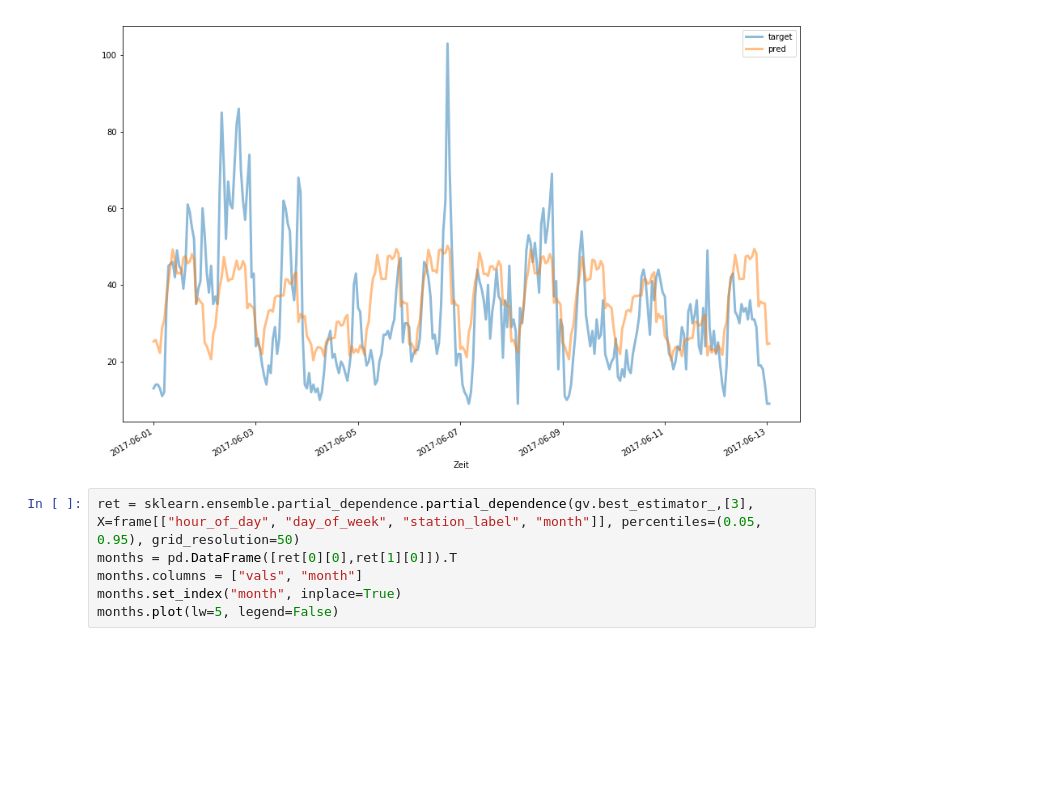
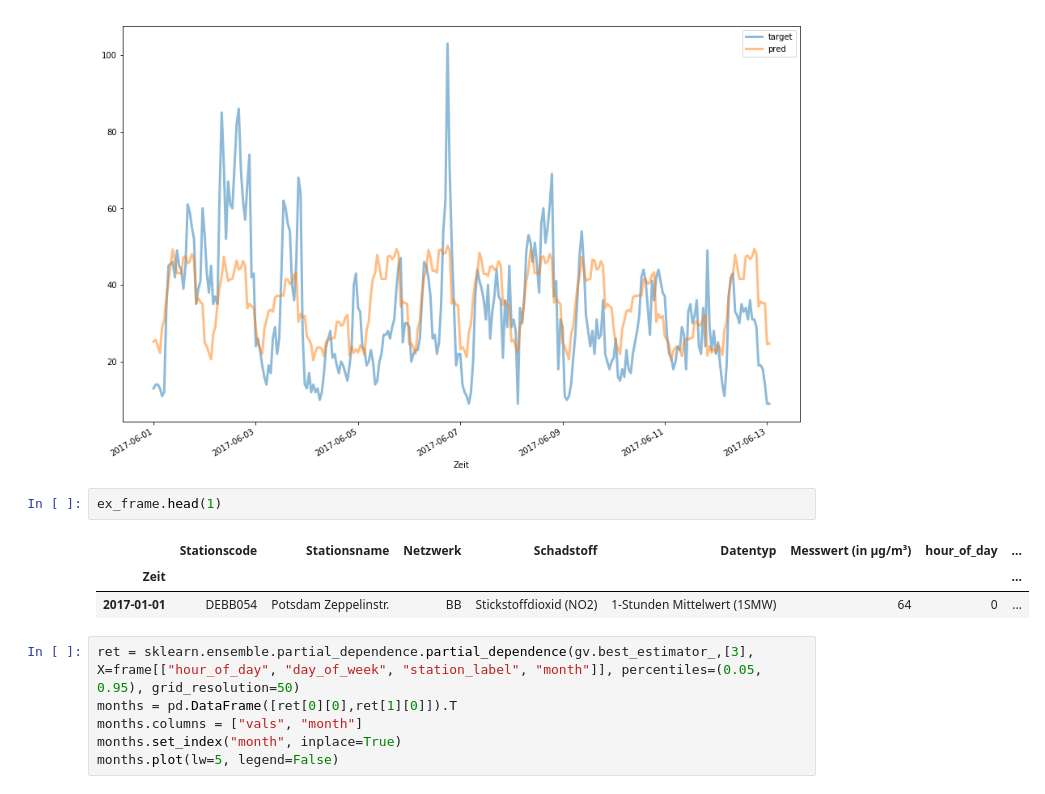
Before and after one commit to thomaseichner/gases, a Jupyter notebook: analytics/Analytics.ipynb, the cells around one changed output. Drawn from its saved outputs; the diff is of its cells as text; blank space fills up the shorter version.

```diff
--- a/analytics/Analytics.ipynb
+++ b/analytics/Analytics.ipynb
@@ -282,6 +282,12 @@ See the caveats in the documentation: http://pandas.pydata.org/pandas-docs/stabl
   after removing the cwd from sys.path.
 <matplotlib.axes._subplots.AxesSubplot at 0x...>
 [figure]
+# %%
+ex_frame.head(1)
+# %% [output]
+|  | Stationscode | Stationsname | Netzwerk | Schadstoff | Datentyp | Messwert (in µg/m³) | hour_of_day | ... |
+| Zeit |  |  |  |  |  |  |  | ... |
+| 2017-01-01 | DEBB054 | Potsdam Zeppelinstr. | BB | Stickstoffdioxid (NO2) | 1-Stunden Mittelwert (1SMW) | 64 | 0 | ... |
 # %%
 ret = sklearn.ensemble.partial_dependence.partial_dependence(gv.best_estimator_,[3], X=frame[["hour_of_day", "day_of_week", "station_label", "month"]], percentiles=(0.05, 0.95), grid_resolution=50)
 months = pd.DataFrame([ret[0][0],ret[1][0]]).T
```
Also changed, not shown: 1 other file.
